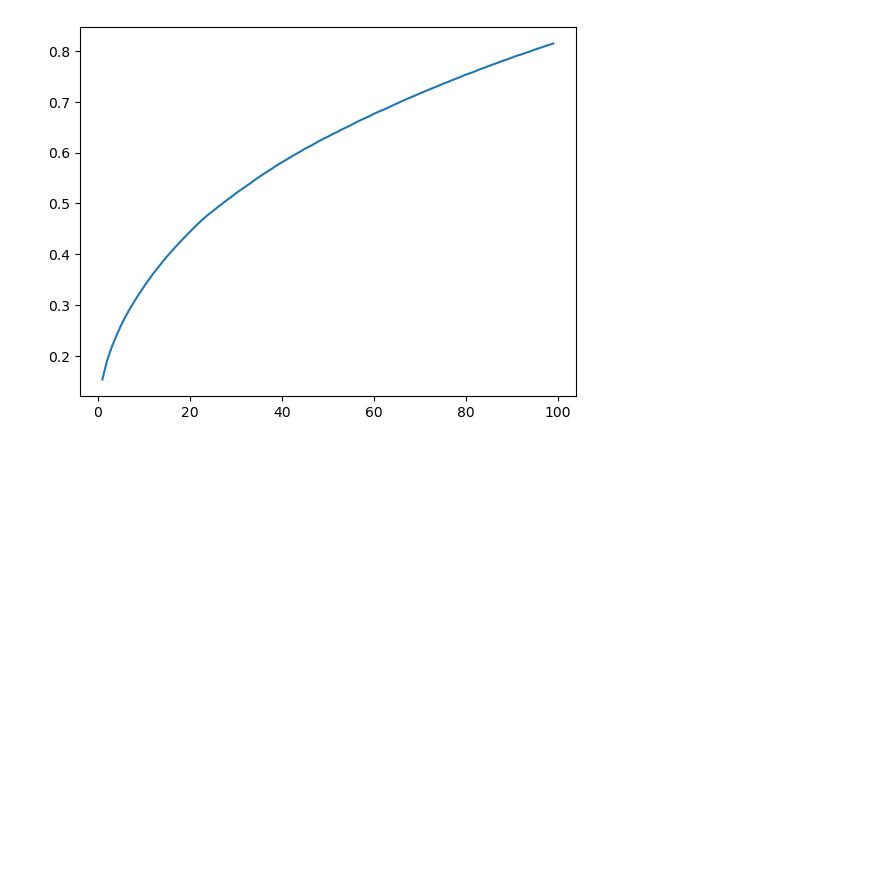
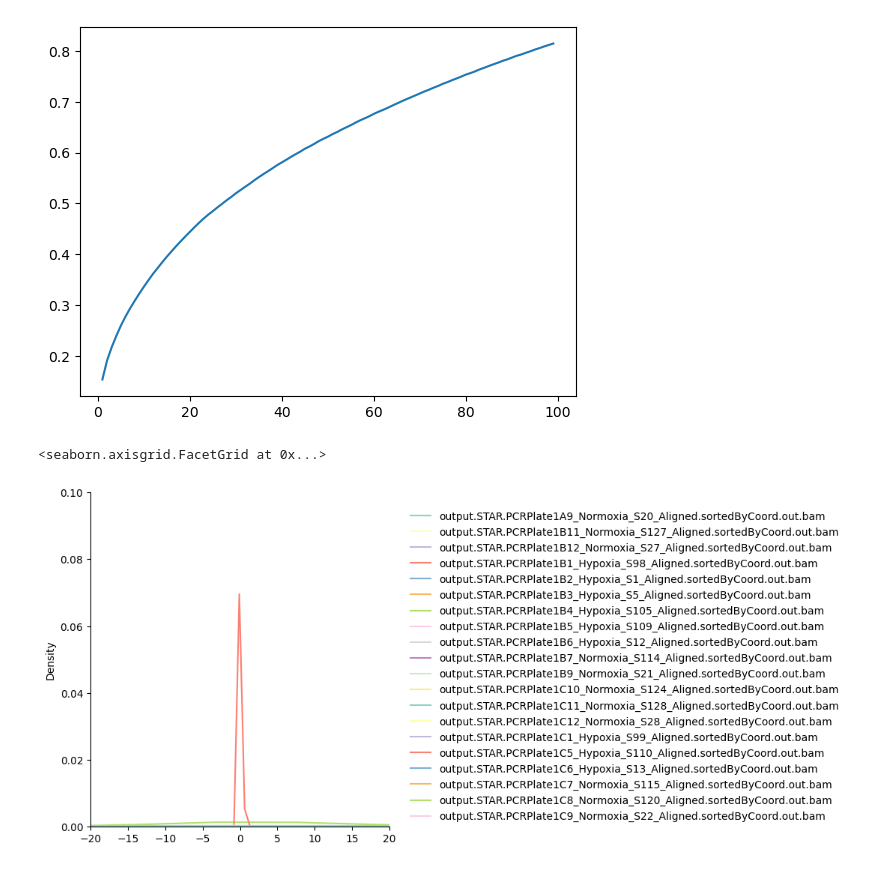
Before and after one commit to andreafabbricatore/ailab, a Jupyter notebook: andrea.ipynb, the cells around one changed output. Saved outputs shown, nothing was run; the diff lists cells and outputs as text; code cells hidden in the pictures; blank space fills up the shorter version.

```diff
--- a/andrea.ipynb
+++ b/andrea.ipynb
@@ -226,3 +226,11 @@ plt.plot([i for i in range(1,100)], accuracies)
 # %% [output]
 [<matplotlib.lines.Line2D at 0x...>]
 [figure]
+# %%
+unfilt_hcc_smarts = pd.read_csv("data/smartSeq/HCC1806_SmartS_Unfiltered_Data.txt", sep = " ")
+df_small = unfilt_hcc_smarts.iloc[:, 10:30]  #just selecting part of the samples so run time not too long
+s= sns.displot(data=df_small,palette="Set3",kind="kde", bw_adjust=2)
+s.set(xlim=(-20, 20), ylim=(0, 0.1))
+# %% [output]
+<seaborn.axisgrid.FacetGrid at 0x...>
+[figure, added]
```
Also changed, not shown: parts of 1 cell of this notebook.
